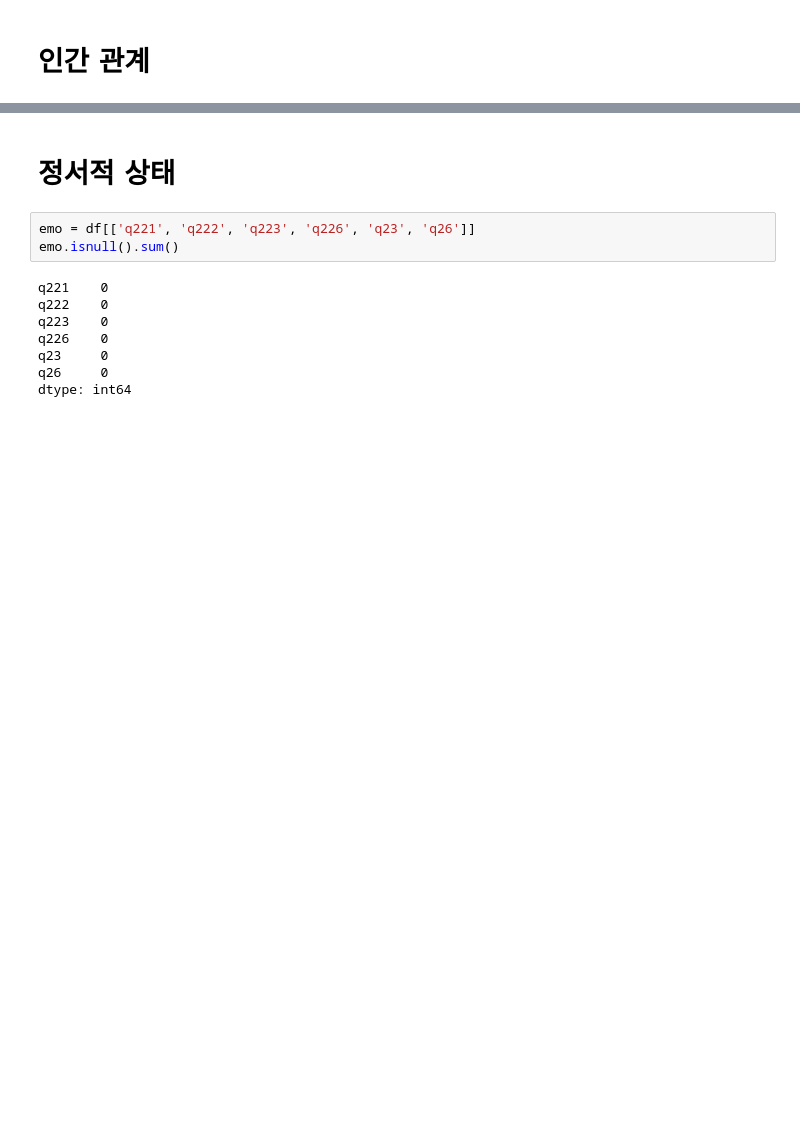
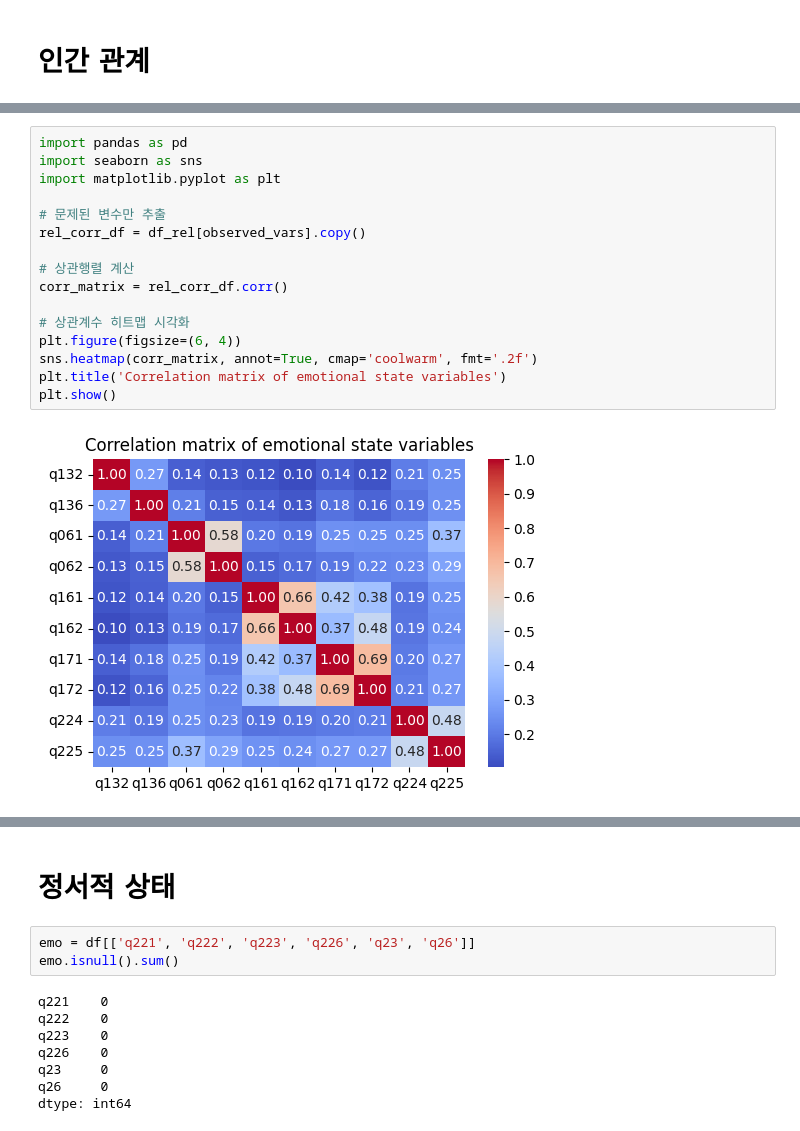
Before and after one commit to HyunsungRyu/education_analysis, a Jupyter notebook: happyindex.ipynb, the cells around one changed output, grey strips where cells are left out. Saved outputs shown, nothing was run; the diff lists cells and outputs as text; blank space fills up the shorter version.

```diff
--- a/happyindex.ipynb
+++ b/happyindex.ipynb
@@ -322,3 +344,21 @@ print(vif_df)
+# %%
+import pandas as pd
+import seaborn as sns
+import matplotlib.pyplot as plt
+
+# 문제된 변수만 추출
+rel_corr_df = df_rel[observed_vars].copy()
+
+# 상관행렬 계산
+corr_matrix = rel_corr_df.corr()
+
+# 상관계수 히트맵 시각화
+plt.figure(figsize=(6, 4))
+sns.heatmap(corr_matrix, annot=True, cmap='coolwarm', fmt='.2f')
+plt.title('Correlation matrix of emotional state variables')
+plt.show()
+# %% [output]
+[figure, added]
 # %%
 factor_scores = model.predict_factors(df_rel)
 
```
Also changed, not shown: parts of 49 cells of this notebook, 9 other files.
